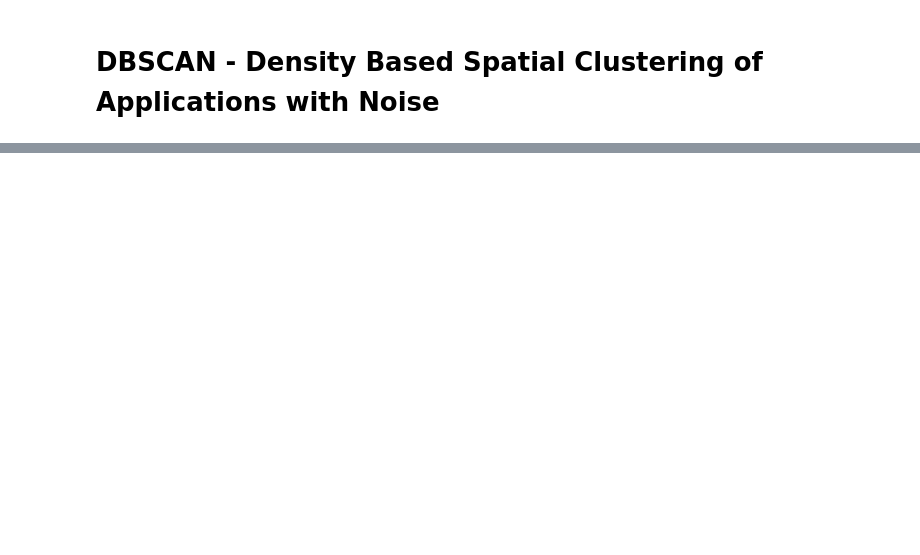
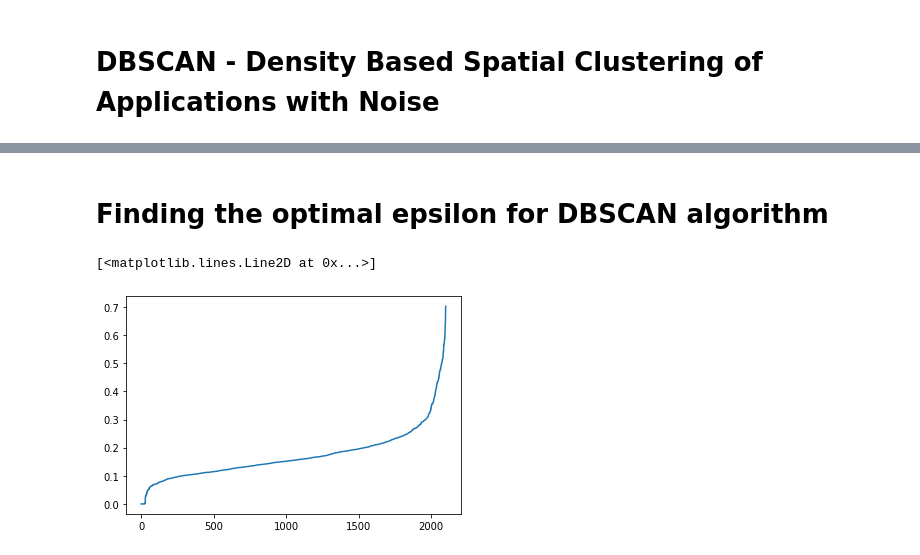
Before and after one commit to orenzion/music_analytics_project, a Jupyter notebook: analytics/tracks_clustering_DBSCAN.ipynb, the cells around one changed output, grey strips where cells are left out. Saved outputs shown, nothing was run; the diff lists cells and outputs as text; code cells hidden in the pictures; blank space fills up the shorter version.

```diff
--- a/analytics/tracks_clustering_DBSCAN.ipynb
+++ b/analytics/tracks_clustering_DBSCAN.ipynb
@@ -45,0 +42,9 @@ for ind in kmeans_clustering_params_df.index:
+# %%
+cols_to_drop = ['key', 'time_signature', 'total_available_markets', 'mode', 'duration_ms','popularity','added_datetime']
+audio_features_df = audio_features_df.drop(cols_to_drop,axis=1)
+# %%
+for col in ['loudness', 'tempo']:
+    audio_features_df[col] = ((audio_features_df[col] - audio_features_df[col].min()) / (audio_features_df[col].max() - audio_features_df[col].min()))
+# %%
+audio_features_df.set_index('track_id',inplace=True)
+audio_features_df.head()
@@ -45,0 +59,12 @@ for ind in kmeans_clustering_params_df.index:
+# %% [markdown]
+# Finding the optimal epsilon for DBSCAN algorithm
+# %%
+neigh = NearestNeighbors(n_neighbors=2,metric='euclidean')
+nbrs = neigh.fit(audio_features_df)
+distances, indices = nbrs.kneighbors(audio_features_df)
+distances = np.sort(distances, axis=0)
+distances = distances[:,1]
+plt.plot(distances)
+# %% [output]
+[<matplotlib.lines.Line2D at 0x...>]
+[figure, added]
```
Also changed, not shown: parts of 10 cells of this notebook, 2 other files.
